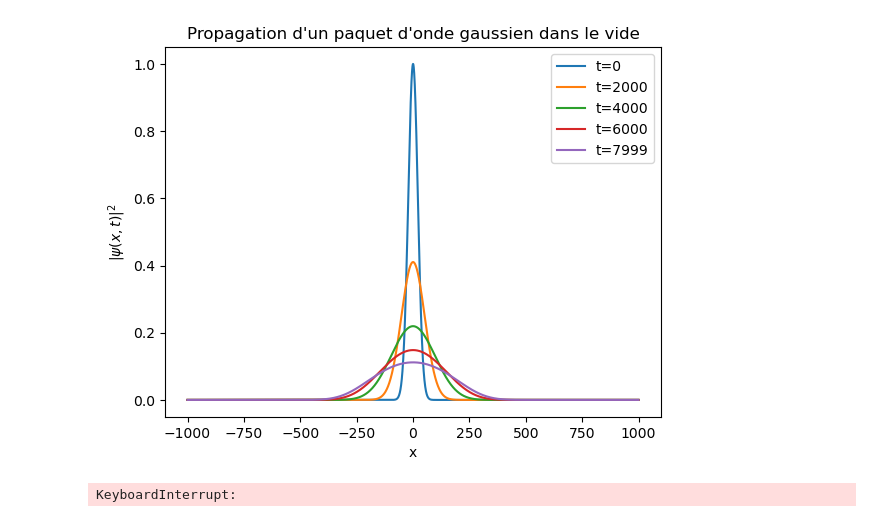
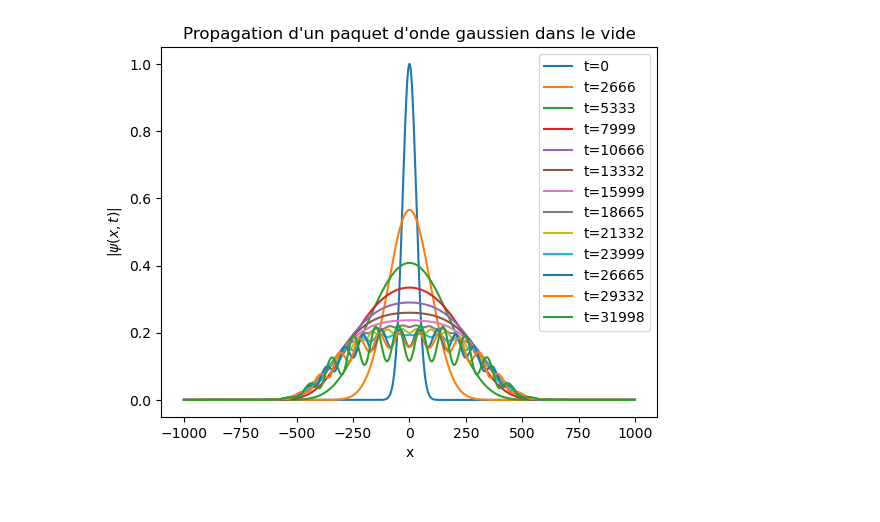
Before and after one commit to Volalex2000/HHG, a Jupyter notebook: Implémentation du schéma de Crank-Nicolson.ipynb, the cells around one changed output. Cells and saved outputs as stored; diff of their text form; code cells hidden in the pictures.

```diff
--- a/Implémentation du schéma de Crank-Nicolson.ipynb
+++ b/Implémentation du schéma de Crank-Nicolson.ipynb
@@ -209,42 +209,56 @@ Procédure:
     5. Tracer la norme de la fonction d'onde à des temps spécifiés.
 """
 
 def gaussian(x, x0, sigma, U_0):
     return U_0 * np.exp(-(x-x0)**2/(2*sigma**2))
 
+def abs_cos18_potential(x, l, alpha=1):
+    """
+    Calculate the absorbing potential.
+    Parameters:
+    x (float array-like): The input value(s) for which the potential is calculated.
+    l (float): coordinate limit of the grid.
+    alpha (float, optional): Absorbing factor for the potential. Default is 0.1.
+    Returns:
+    complex array-like: The calculated potential as a complex number.
+    """
+    return -1j * alpha * (1 - np.power(np.abs(np.cos(np.pi * x/l)), 1/8))
+
 # Those will not change
 x_min, x_max, nx = -1000, 1000., 4000
-t_min, t_max, nt = 0, 8000., 10000
+t_min, t_max, nt = 0, 32000., 100000
 
 # Construct the general Crank-Nicolson solver
 crank = CrankNicolson()
 crank.set_grid(x_min, x_max, nx, t_min, t_max, nt)
 X = crank.x_pts
 
-def f(u,t):
-    return 0.0
+
 """Ici on s'intéresse à la propagation d'un paquet d'onde gaussien sans potentiel ni laser.
    On initialise la fonction d'onde avec une gaussienne centrée en x=0, avec une largeur de 30 et une amplitude de 1.
    On résout ensuite l'équation de Schrödinger dépendant du temps en utilisant la méthode de Crank-Nicolson.
    On trace la norme de la fonction d'onde à des temps spécifiés.
 """
 
 crank.set_parameters(f)
 psi_init = gaussian(crank.x_pts, 0, 30, 1)
 
 crank.solve(psi_init, sparse=True)
-times_to_plot = [0, int(nt/4), int(nt/2), int(3*nt/4), nt-1]
+times_to_plot = np.arange(0,nt-1, nt//12)
 for t in times_to_plot:
-    plt.plot(X, np.abs(crank.psi_matrix[t,:])**2, label=f't={int(t_min+t*crank.delta_t)}')
+    plt.plot(X, np.abs(crank.psi_matrix[t,:]), label=f't={int(t_min+t*crank.delta_t)}')
 plt.xlabel('x')
-plt.ylabel('$|\psi(x,t)|^2$')
+plt.ylabel('$|\psi(x,t)|$')
 plt.title("Propagation d'un paquet d'onde gaussien dans le vide")
 plt.legend()
 plt.show()
 # %% [output]
-[figure, old version]
+[figure, new version]
 # %%
 ## Test: utilisation du solveur du fichier Solve.py et affichage de l'évolution de la fonction d'onde pour 8 valeurs sur l'intervalle de temps
+
+def coupure(x):
+    return np.exp(-(x/(2*200))**4)
 
 # Rentrer les données de grille
 x_min, nx, t_min, nt = -200, 4096, -20, 80000
@@ -253,12 +267,11 @@ wavefunction, x, t, A = psi([x_min, nx, t_min, nt], test=True)
 T = np.linspace(0, nt-1, 8)
 colors = cm.autumn(np.linspace(0, 1, len(T)))
 for t, color in zip(T, colors):
-    plt.plot(x, abs(wavefunction[int(t)]), label=f't={int(t):.1f}', color=color)
+    plt.plot(x, abs(wavefunction[int(t)]*coupure(x)), label=f't={int(t):.1f}', color=color)
 plt.xlim(-10, 10)
 plt.legend()
 plt.title("Evolution de la fonction d'onde")
 plt.xlabel('x')
 plt.ylabel('$|\psi(x,t)|^2$')
 plt.show()
+## ABS
-# %% [output]
-KeyboardInterrupt:
```
